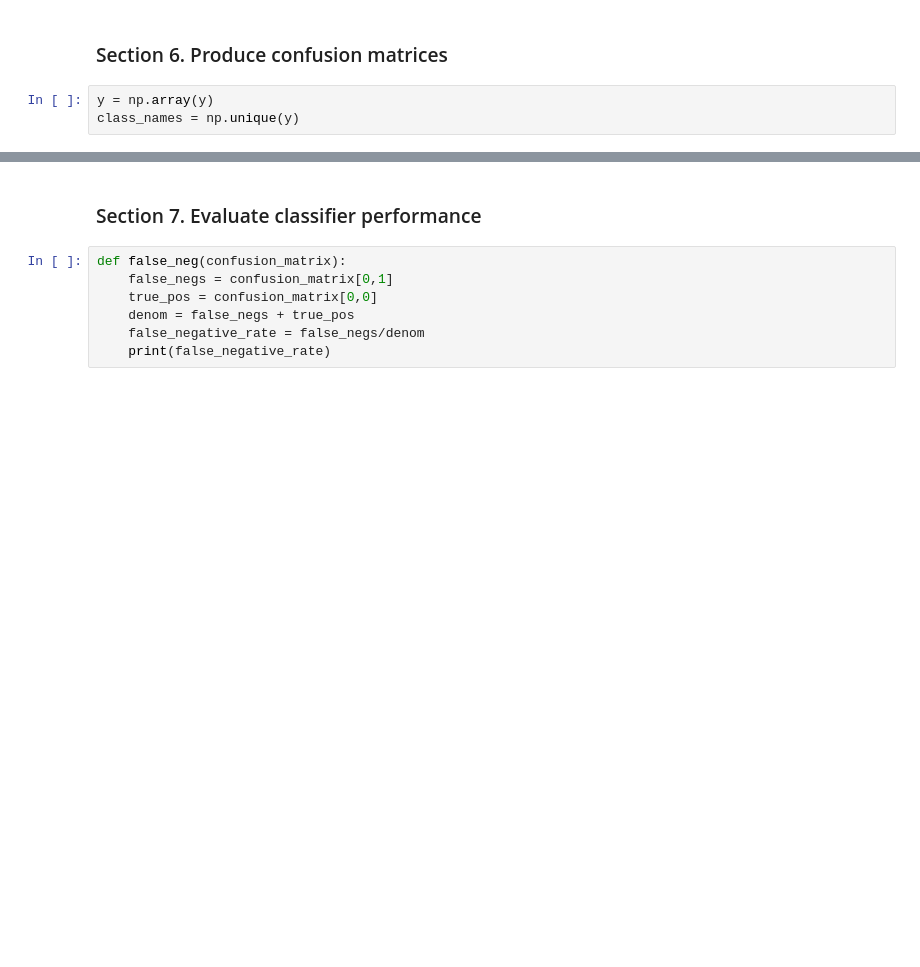
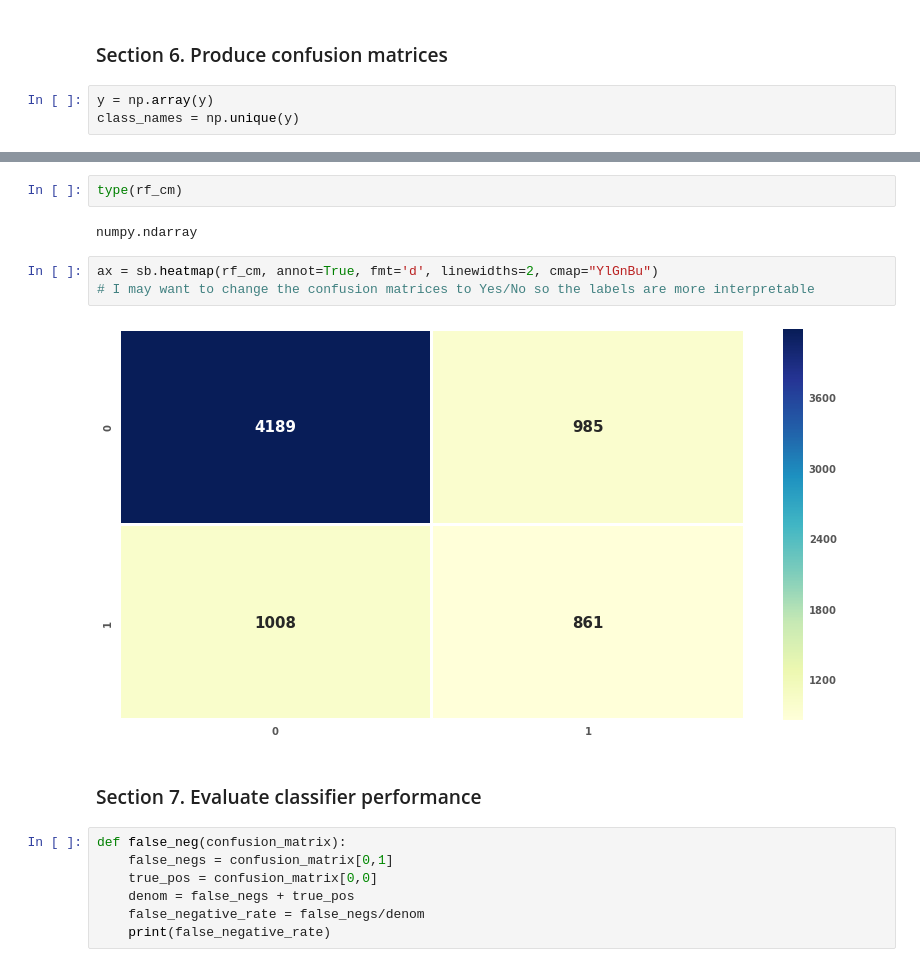
Before and after one commit to AmyinTX/Thinkful_Capstone, a Jupyter notebook: Capstone_RD.ipynb, the cells around one changed output, grey strips where cells are left out. Drawn from its saved outputs; the diff is of its cells as text; blank space fills up the shorter version.

Commit message:
heatmaps added

```diff
--- a/Capstone_RD.ipynb
+++ b/Capstone_RD.ipynb
@@ -439,3 +403,12 @@ Random Forest Classifier Confusion Matrix:
+# %%
+type(rf_cm)
+# %% [output]
+numpy.ndarray
+# %%
+ax = sb.heatmap(rf_cm, annot=True, fmt='d', linewidths=2, cmap="YlGnBu")
+# I may want to change the confusion matrices to Yes/No so the labels are more interpretable
+# %% [output]
+[figure, added]
 # %% [markdown]
 ### Section 7. Evaluate classifier performance
 # %%
```
Also changed, not shown: parts of 16 cells of this notebook.
